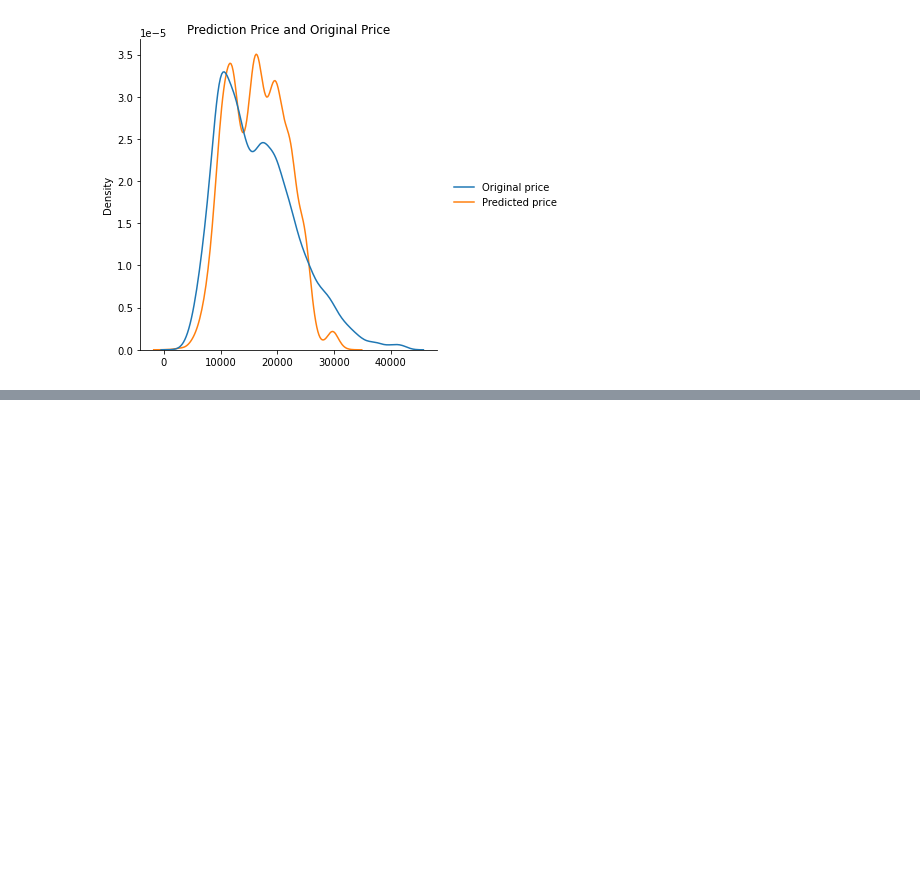
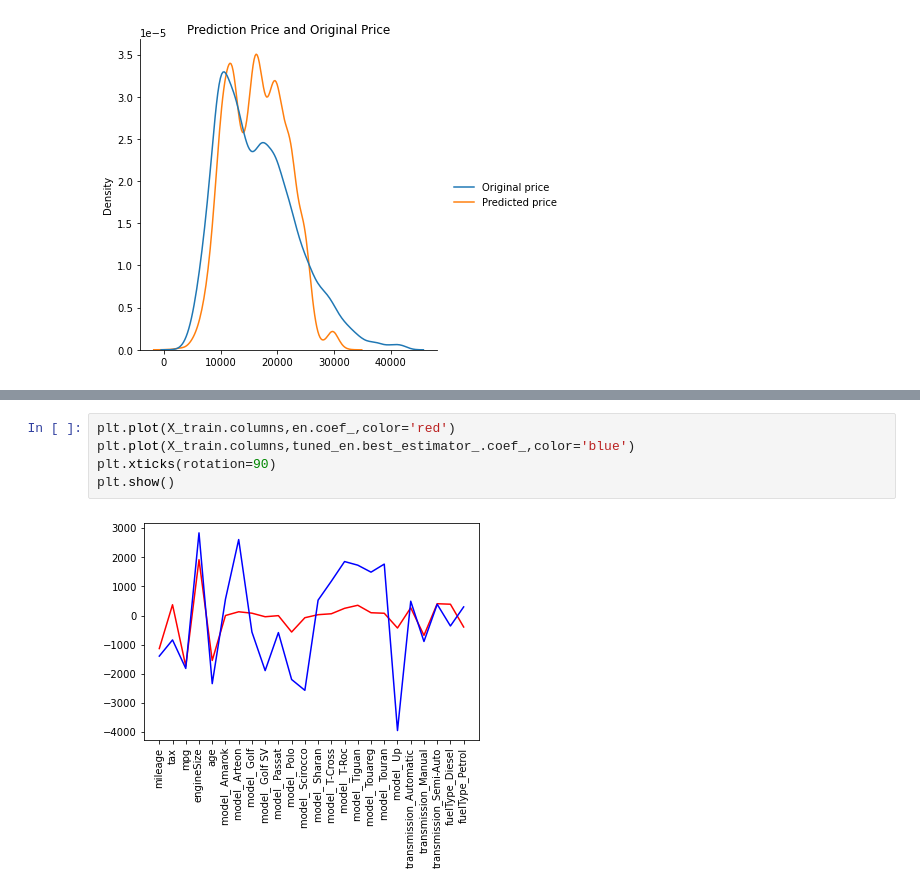
Before and after one commit to kai2128/DM_Assignment, a Jupyter notebook: algorithm/ElasticNet.ipynb, the cells around one changed output, grey strips where cells are left out. Saved outputs shown, nothing was run; the diff lists cells and outputs as text; blank space fills up the shorter version.

```diff
--- a/algorithm/ElasticNet.ipynb
+++ b/algorithm/ElasticNet.ipynb
@@ -31,0 +122,7 @@ from sklearn.grid_search import GridSearchCV
+# %%
+plt.plot(X_train.columns,en.coef_,color='red')
+plt.plot(X_train.columns,tuned_en.best_estimator_.coef_,color='blue')
+plt.xticks(rotation=90)
+plt.show()
+# %% [output]
+[figure, added]
```
Also changed, not shown: parts of 12 cells of this notebook, 1 other file.
